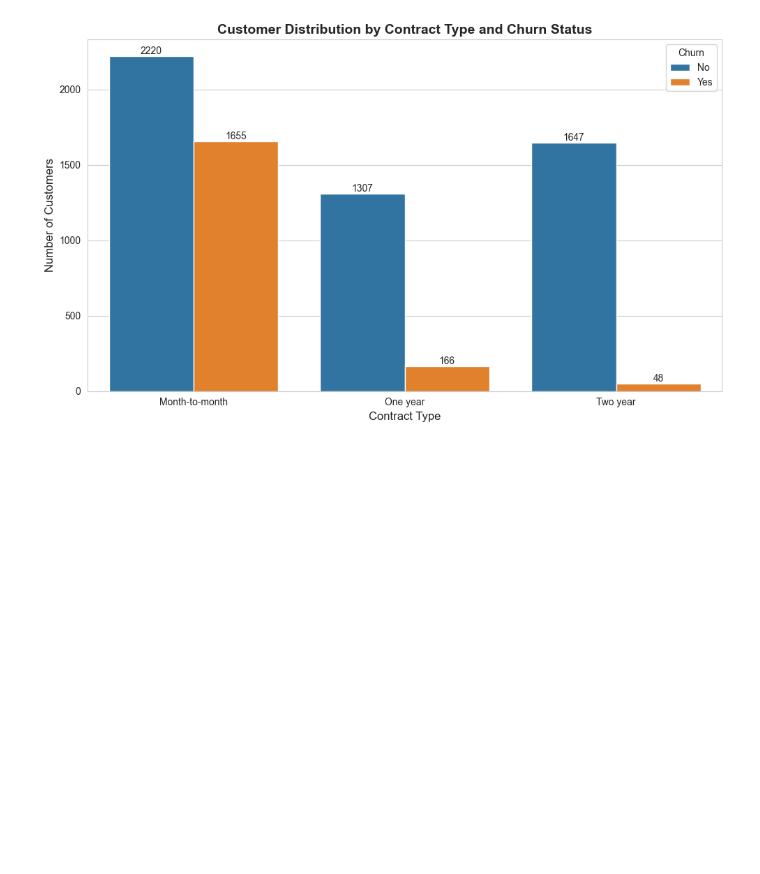
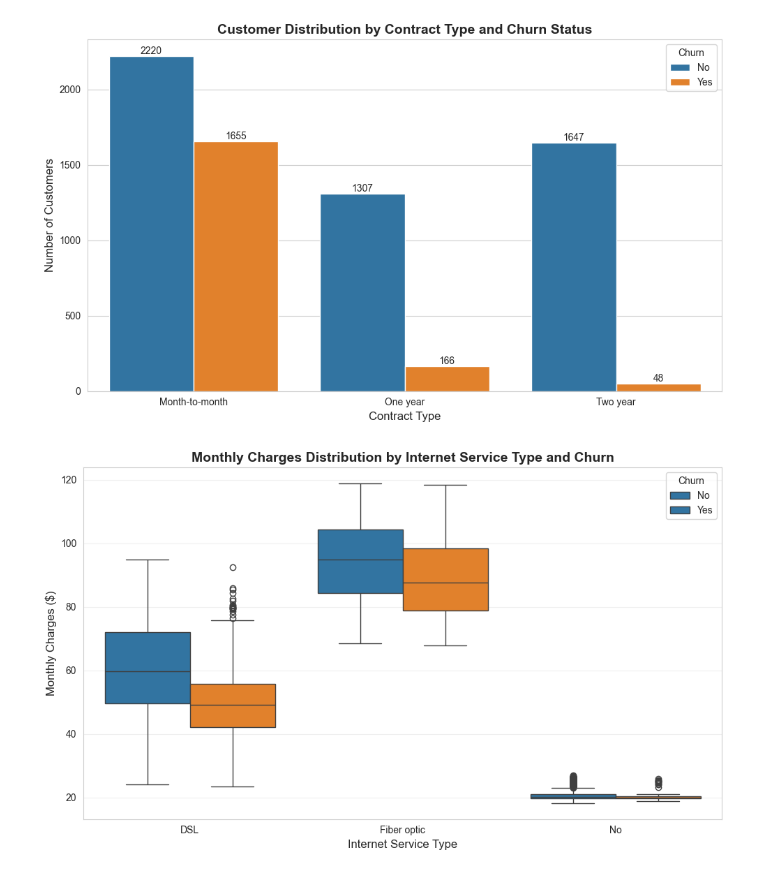
Before and after one commit to Niveka1998/telco-churn-prediction, a Jupyter notebook: Task1.ipynb, the cells around one changed output. Saved outputs shown, nothing was run; the diff lists cells and outputs as text; code cells hidden in the pictures; blank space fills up the shorter version.

Commit message:
Finished inspecting data

```diff
--- a/Task1.ipynb
+++ b/Task1.ipynb
@@ -182,3 +198,16 @@ plt.show()
 # %%
 #Box plot - monthly charges by internet service type
 plt.figure(figsize=(10,6))
+sns.boxplot(x='InternetService', y='MonthlyCharges', hue='Churn', data=df)
+plt.title('Monthly Charges Distribution by Internet Service Type and Churn',
+          fontsize=14, fontweight='bold')
+plt.xlabel('Internet Service Type', fontsize=12)
+plt.ylabel('Monthly Charges ($)', fontsize=12)
+plt.legend(title='Churn', labels=['No', 'Yes'])
+plt.xticks(rotation=0)
+plt.grid(axis='y', alpha=0.3)
+plt.tight_layout()
+plt.savefig('results/figures/internetservice_vs_monthlycharges.png', dpi=300, bbox_inches='tight')
+plt.show()
+# %% [output]
+[figure, added]
```
Also changed, not shown: parts of 3 cells of this notebook.
